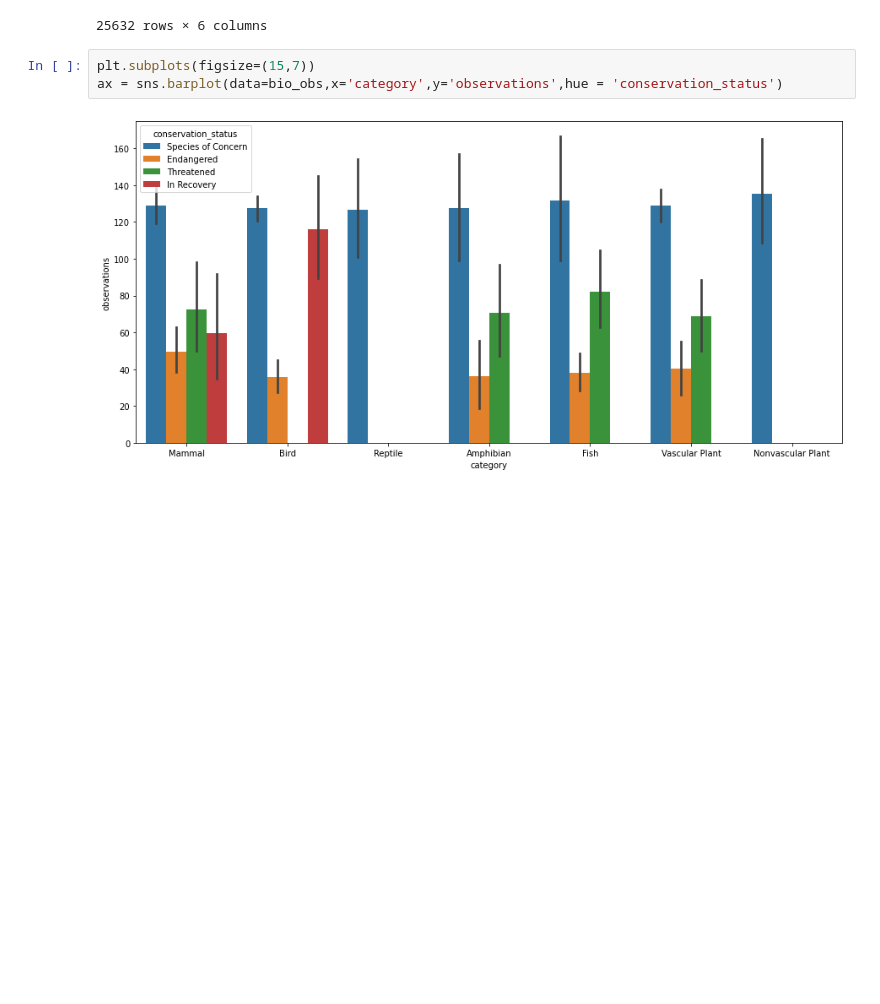
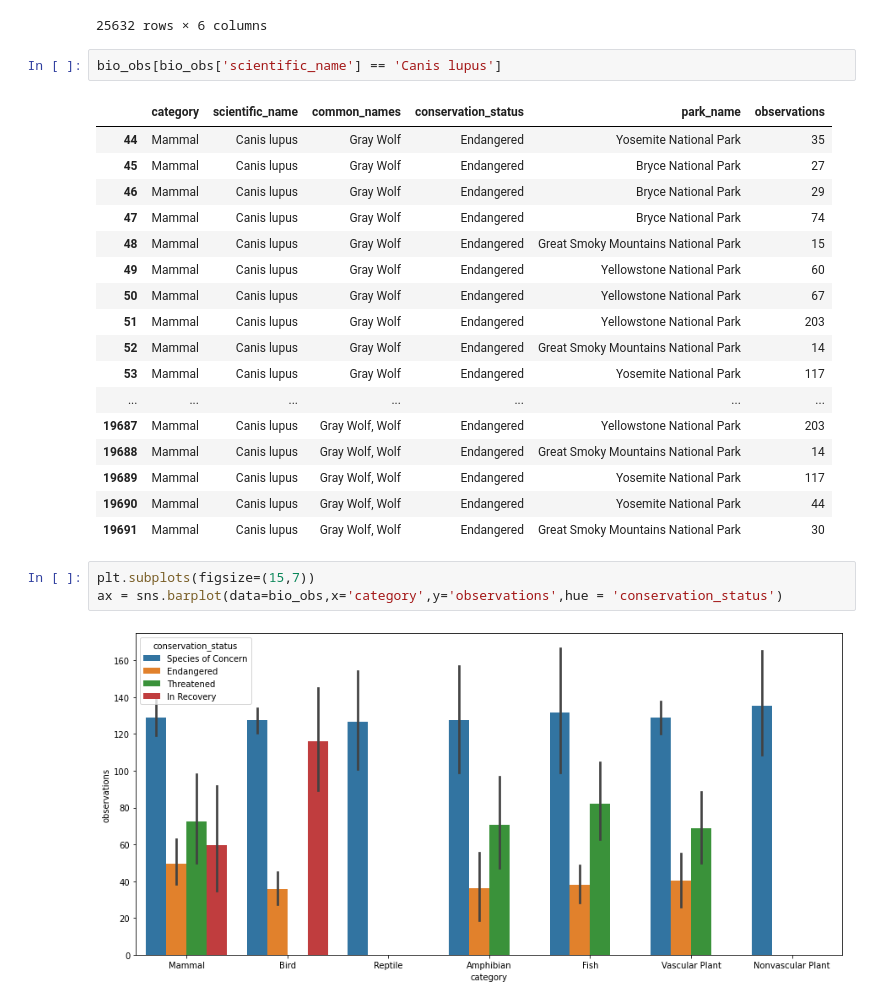
Before and after one commit to feelzoo/Biodiversity, a Jupyter notebook: biodiversity.ipynb, the cells around one changed output. Saved outputs shown, nothing was run; the diff lists cells and outputs as text; blank space fills up the shorter version.

```diff
--- a/biodiversity.ipynb
+++ b/biodiversity.ipynb
@@ -253,6 +365,26 @@ bio_obs
 | 25630 | Vascular Plant | Tribulus terrestris | Bullhead, Caltrop, Goathead, Mexi... | NaN | Bryce National Park | 111 |
 | 25631 | Vascular Plant | Tribulus terrestris | Bullhead, Caltrop, Goathead, Mexi... | NaN | Yosemite National Park | 156 |
 25632 rows × 6 columns
+# %%
+bio_obs[bio_obs['scientific_name'] == 'Canis lupus']
+# %% [output]
+|  | category | scientific_name | common_names | conservation_status | park_name | observations |
+| 44 | Mammal | Canis lupus | Gray Wolf | Endangered | Yosemite National Park | 35 |
+| 45 | Mammal | Canis lupus | Gray Wolf | Endangered | Bryce National Park | 27 |
+| 46 | Mammal | Canis lupus | Gray Wolf | Endangered | Bryce National Park | 29 |
+| 47 | Mammal | Canis lupus | Gray Wolf | Endangered | Bryce National Park | 74 |
+| 48 | Mammal | Canis lupus | Gray Wolf | Endangered | Great Smoky Mountains National Park | 15 |
+| 49 | Mammal | Canis lupus | Gray Wolf | Endangered | Yellowstone National Park | 60 |
+| 50 | Mammal | Canis lupus | Gray Wolf | Endangered | Yellowstone National Park | 67 |
+| 51 | Mammal | Canis lupus | Gray Wolf | Endangered | Yellowstone National Park | 203 |
+| 52 | Mammal | Canis lupus | Gray Wolf | Endangered | Great Smoky Mountains National Park | 14 |
+| 53 | Mammal | Canis lupus | Gray Wolf | Endangered | Yosemite National Park | 117 |
+| ... | ... | ... | ... | ... | ... | ... |
+| 19687 | Mammal | Canis lupus | Gray Wolf, Wolf | Endangered | Yellowstone National Park | 203 |
+| 19688 | Mammal | Canis lupus | Gray Wolf, Wolf | Endangered | Great Smoky Mountains National Park | 14 |
+| 19689 | Mammal | Canis lupus | Gray Wolf, Wolf | Endangered | Yosemite National Park | 117 |
+| 19690 | Mammal | Canis lupus | Gray Wolf, Wolf | Endangered | Yosemite National Park | 44 |
+| 19691 | Mammal | Canis lupus | Gray Wolf, Wolf | Endangered | Great Smoky Mountains National Park | 30 |
 # %%
 plt.subplots(figsize=(15,7))
 ax = sns.barplot(data=bio_obs,x='category',y='observations',hue = 'conservation_status')
```
Also changed, not shown: parts of 28 cells of this notebook.
